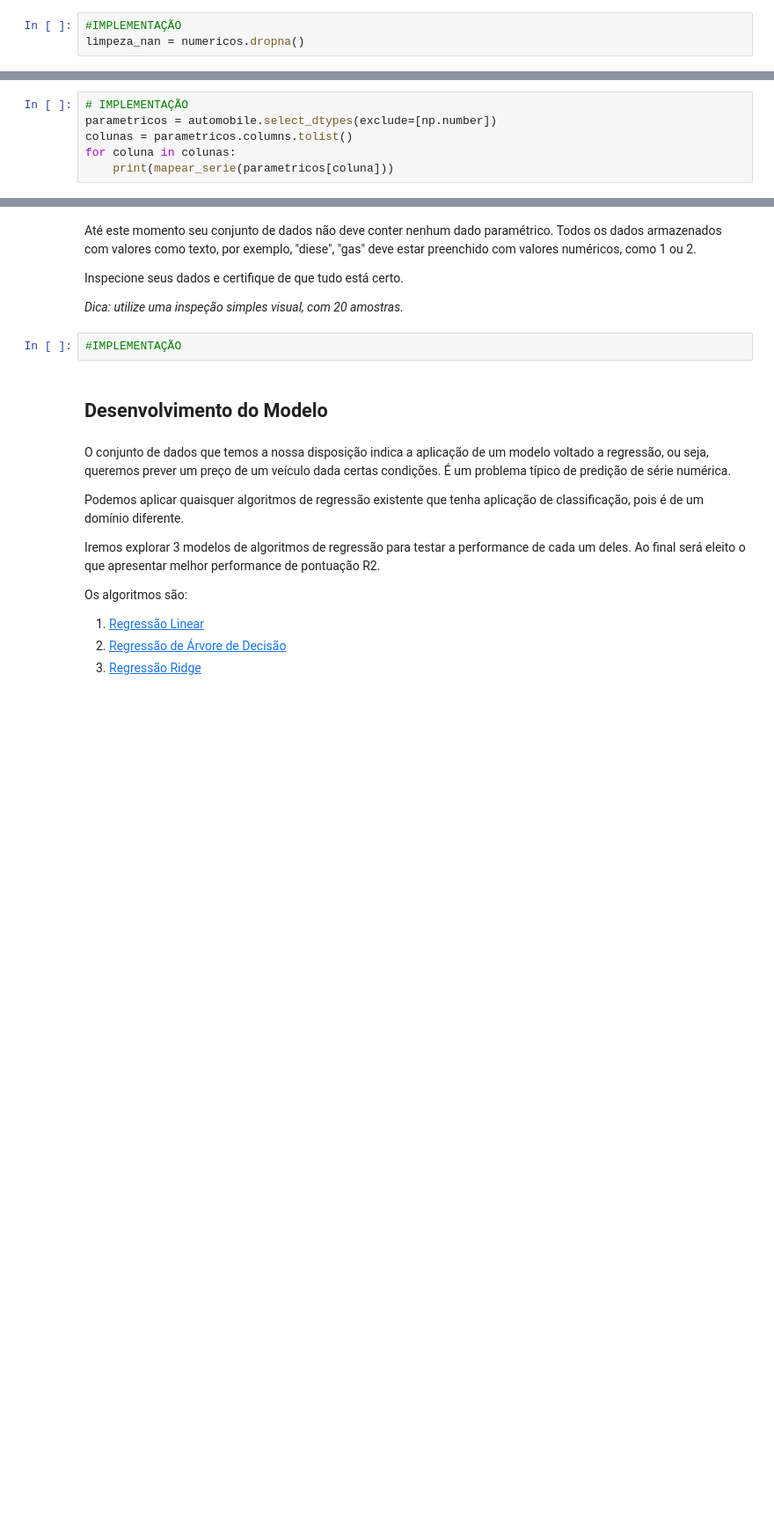
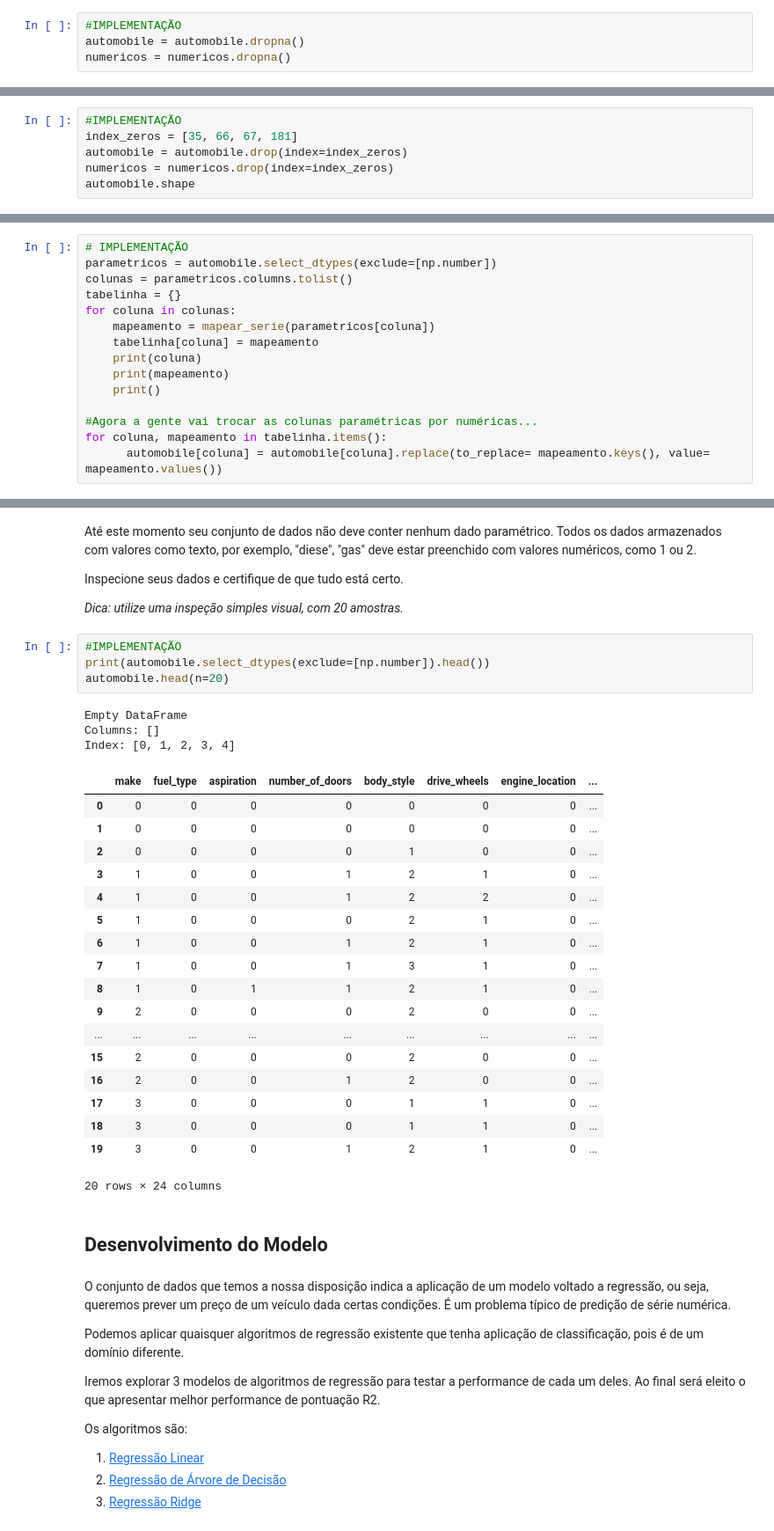
Before and after one commit to Alexeijn/fiap-ml-prog-ia-python-capstone, a Jupyter notebook: projeto-final/automobile-price-prediction.ipynb, the cells around one changed output, grey strips where cells are left out. Shown at 88% size. Cells and saved outputs as stored; diff of their text form; blank space fills up the shorter version.

```diff
--- a/projeto-final/automobile-price-prediction.ipynb
+++ b/projeto-final/automobile-price-prediction.ipynb
@@ -244,7 +244,8 @@ __Resposta__: Após certa pesquisa, não encontrei uma fórmula que correlacione
 Com relação aos valores paramétricos, não encontrei nenhum valor que pareça ser inválido.
 # %%
 #IMPLEMENTAÇÃO
-limpeza_nan = numericos.dropna()
+automobile = automobile.dropna()
+numericos = numericos.dropna()
 # %% [markdown]
 ### Análise de valores com valores iguais a 0
 # %% [markdown]
@@ -295,0 +286,6 @@ limpeza.shape
+# %%
+#IMPLEMENTAÇÃO
+index_zeros = [35, 66, 67, 181]
+automobile = automobile.drop(index=index_zeros)
+numericos = numericos.drop(index=index_zeros)
+automobile.shape
@@ -392,6 +389,15 @@ Com a funcão criada, crie dicionários para cada coluna paramétrica. Lembre-se
 # IMPLEMENTAÇÃO
 parametricos = automobile.select_dtypes(exclude=[np.number])
 colunas = parametricos.columns.tolist()
+tabelinha = {}
 for coluna in colunas:
-    print(mapear_serie(parametricos[coluna]))
+    mapeamento = mapear_serie(parametricos[coluna])
+    tabelinha[coluna] = mapeamento
+    print(coluna)
+    print(mapeamento)
+    print()
+
+#Agora a gente vai trocar as colunas paramétricas por numéricas...
+for coluna, mapeamento in tabelinha.items():
+      automobile[coluna] = automobile[coluna].replace(to_replace= mapeamento.keys(), value= mapeamento.values())
 # %% [output]
@@ -411,8 +424,32 @@ Até este momento seu conjunto de dados não deve conter nenhum dado paramétric
 Inspecione seus dados e certifique de que tudo está certo.
 
 *Dica: utilize uma inspeção simples visual, com 20 amostras.*
-# %%
-#IMPLEMENTAÇÃO
+# %%
+#IMPLEMENTAÇÃO
+print(automobile.select_dtypes(exclude=[np.number]).head())
+automobile.head(n=20)
+# %% [output]
+Empty DataFrame
+Columns: []
+Index: [0, 1, 2, 3, 4]
+|  | make | fuel_type | aspiration | number_of_doors | body_style | drive_wheels | engine_location | ... |
+| 0 | 0 | 0 | 0 | 0 | 0 | 0 | 0 | ... |
+| 1 | 0 | 0 | 0 | 0 | 0 | 0 | 0 | ... |
+| 2 | 0 | 0 | 0 | 0 | 1 | 0 | 0 | ... |
+| 3 | 1 | 0 | 0 | 1 | 2 | 1 | 0 | ... |
+| 4 | 1 | 0 | 0 | 1 | 2 | 2 | 0 | ... |
+| 5 | 1 | 0 | 0 | 0 | 2 | 1 | 0 | ... |
+| 6 | 1 | 0 | 0 | 1 | 2 | 1 | 0 | ... |
+| 7 | 1 | 0 | 0 | 1 | 3 | 1 | 0 | ... |
+| 8 | 1 | 0 | 1 | 1 | 2 | 1 | 0 | ... |
+| 9 | 2 | 0 | 0 | 0 | 2 | 0 | 0 | ... |
+| ... | ... | ... | ... | ... | ... | ... | ... | ... |
+| 15 | 2 | 0 | 0 | 0 | 2 | 0 | 0 | ... |
+| 16 | 2 | 0 | 0 | 1 | 2 | 0 | 0 | ... |
+| 17 | 3 | 0 | 0 | 0 | 1 | 1 | 0 | ... |
+| 18 | 3 | 0 | 0 | 0 | 1 | 1 | 0 | ... |
+| 19 | 3 | 0 | 0 | 1 | 2 | 1 | 0 | ... |
+20 rows × 24 columns
 # %% [markdown]
 ## Desenvolvimento do Modelo
 # %% [markdown]
```
Also changed, not shown: parts of 25 cells of this notebook.
